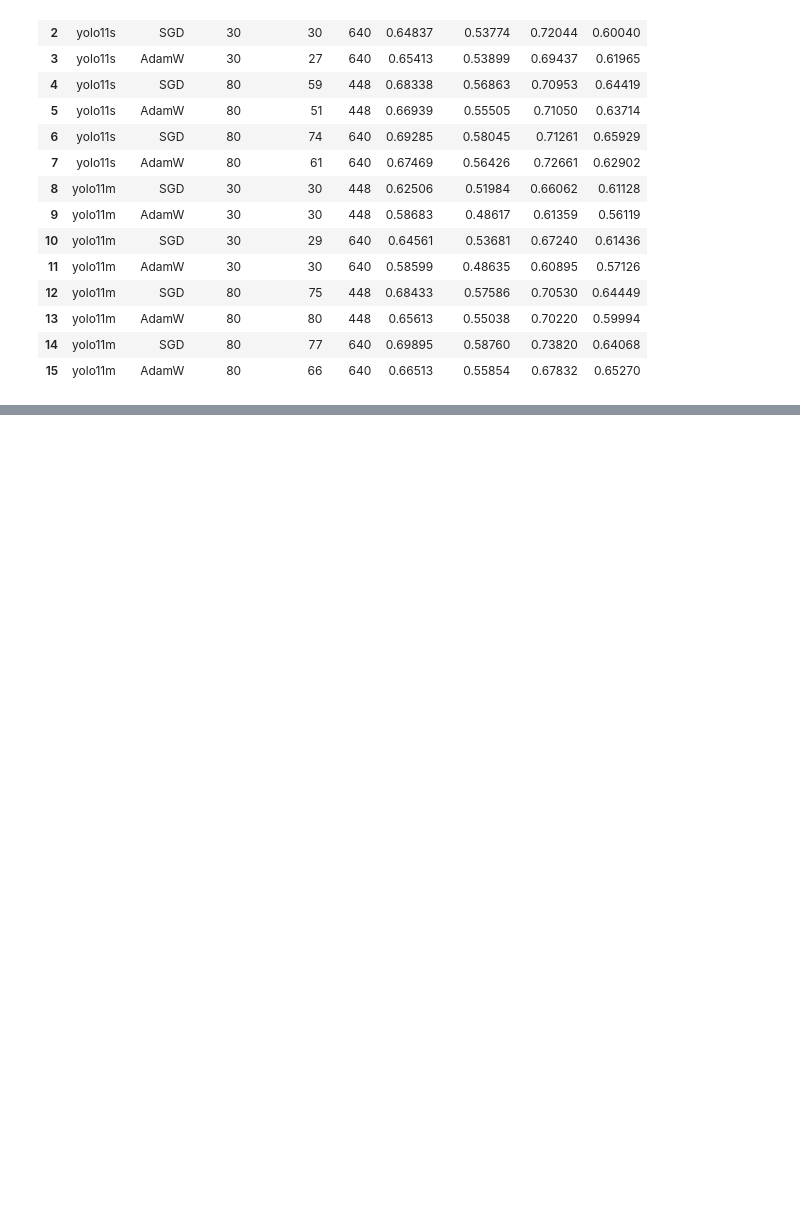
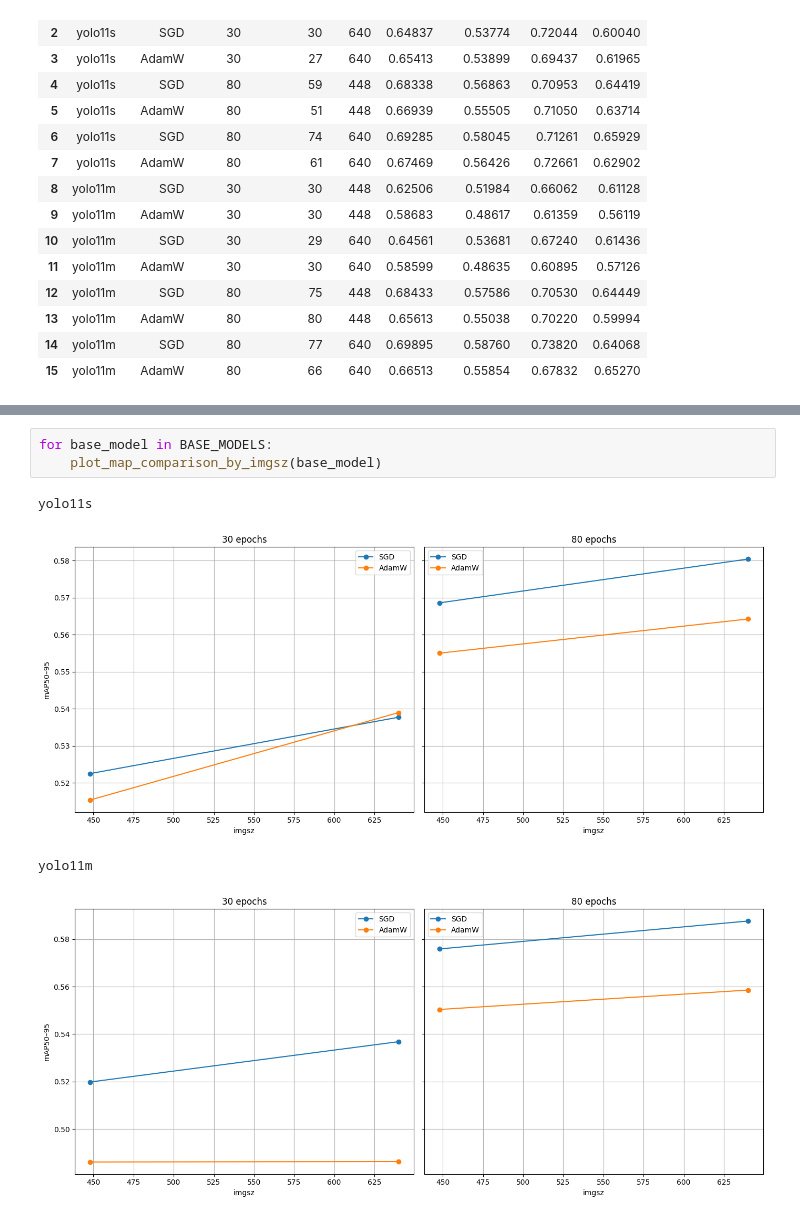
Before and after one commit to iam-BUDDYY/using-deep-learning-to-classify-animal-and-human-images, a Jupyter notebook: PROJECT REPORT.ipynb, the cells around one changed output, grey strips where cells are left out. Cells and saved outputs as stored; diff of their text form; blank space fills up the shorter version.

```diff
--- a/PROJECT REPORT.ipynb
+++ b/PROJECT REPORT.ipynb
@@ -804,0 +940,8 @@ yolo11m | epochs=30 | imgsz=640
+# %%
+for base_model in BASE_MODELS:
+    plot_map_comparison_by_imgsz(base_model)
+# %% [output]
+yolo11s
+[figure, added]
+yolo11m
+[figure, added]
```
Also changed, not shown: parts of 22 cells of this notebook, 1 other file.
